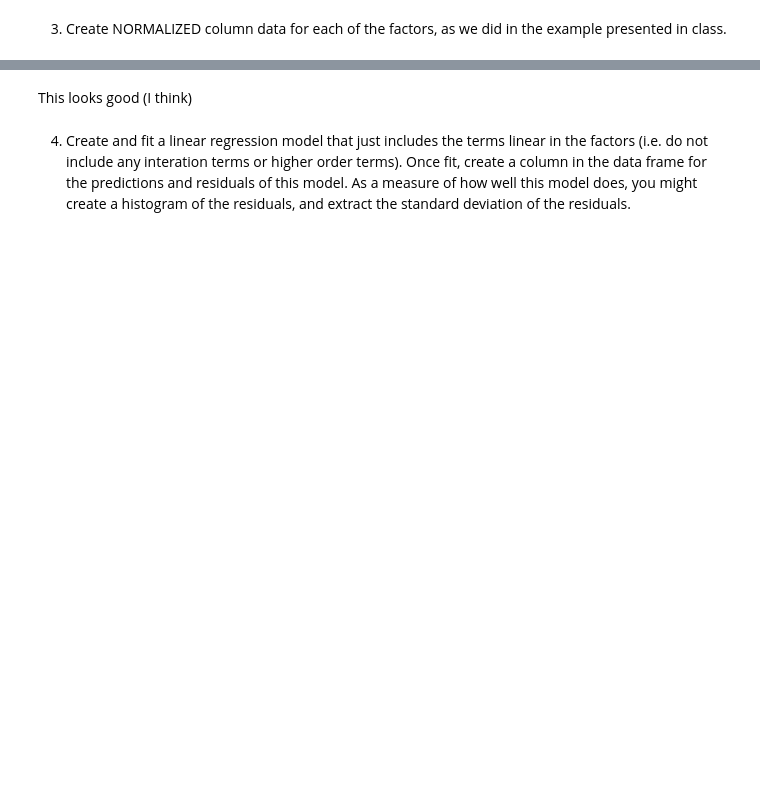
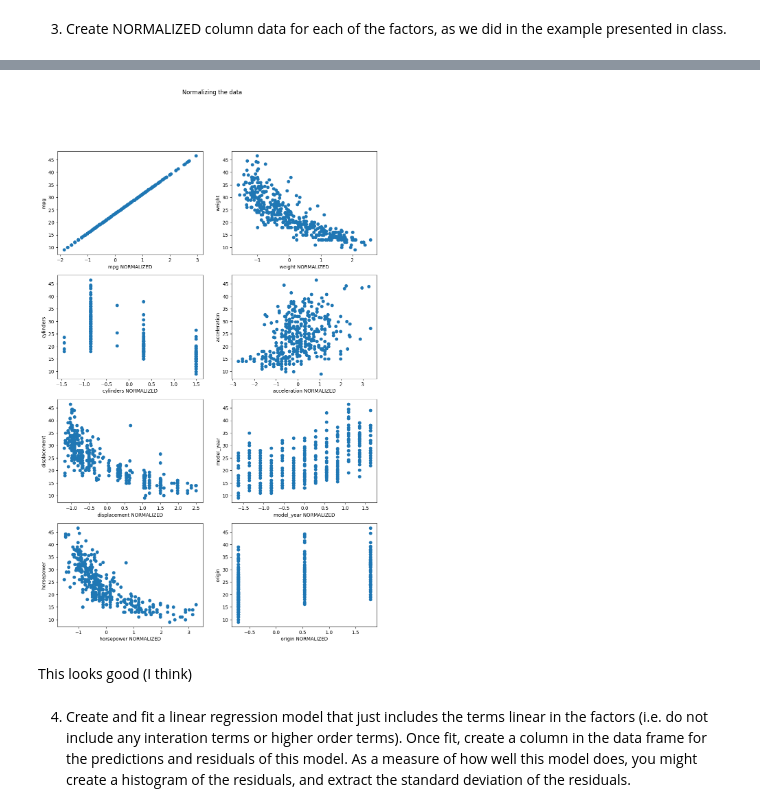
Before and after one commit to jakeb245/phys441, a Jupyter notebook: Assignments/question2.ipynb, the cells around one changed output, grey strips where cells are left out. Saved outputs shown, nothing was run; the diff lists cells and outputs as text; code cells hidden in the pictures; blank space fills up the shorter version.

```diff
--- a/Assignments/question2.ipynb
+++ b/Assignments/question2.ipynb
@@ -64,25 +80,27 @@ example presented in class.
 # %%
 # Use this loop again
 fig, ax = plt.subplots(x_plots+1, y_plots+1, figsize=(12, 18))
 plt.suptitle("Normalizing the data")
 
 # Fill them in (using loops, so I don't have to copy-paste as much)
 i = 0
 j = 0
 for dataset in df.columns:
     # Ignoring car name
-    if dataset == 'car name':
+    if dataset == 'car_name':
         continue
     # Normalize now
     df[f"{dataset}_normalized"] = (df[dataset] - df[dataset].mean()) / df[dataset].std()
     ax[i][j].plot(df[f"{dataset}_normalized"], df['mpg'], 'o')
     ax[i][j].set_xlabel(f"{dataset} NORMALIZED")
     ax[i][j].set_ylabel(dataset)
     if i < x_plots:
         i += 1
     else:
         j += 1
         i = 0
+# %% [output]
+[figure, added]
 # %% [markdown]
 This looks good (I think)
 # %% [markdown]
```
Also changed, not shown: parts of 3 cells of this notebook.
